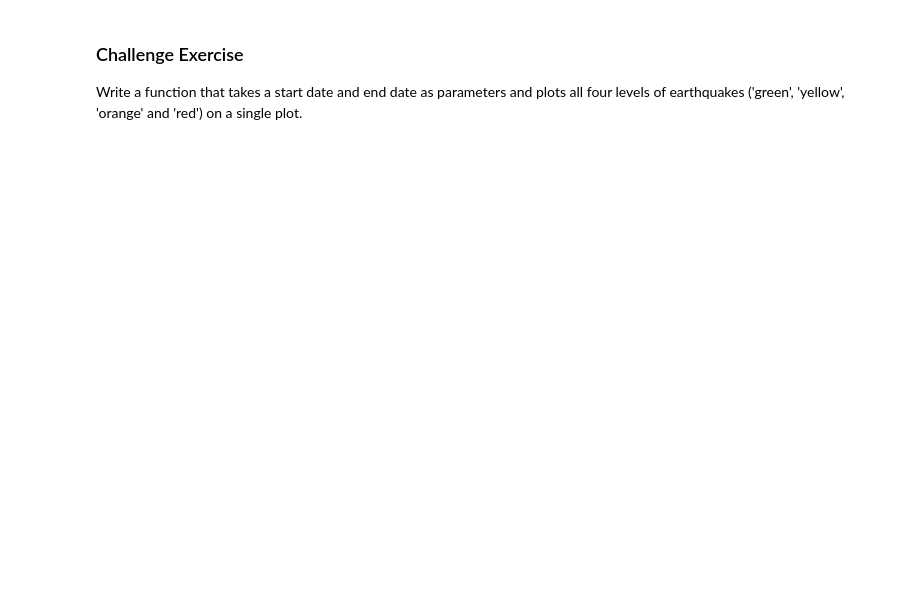
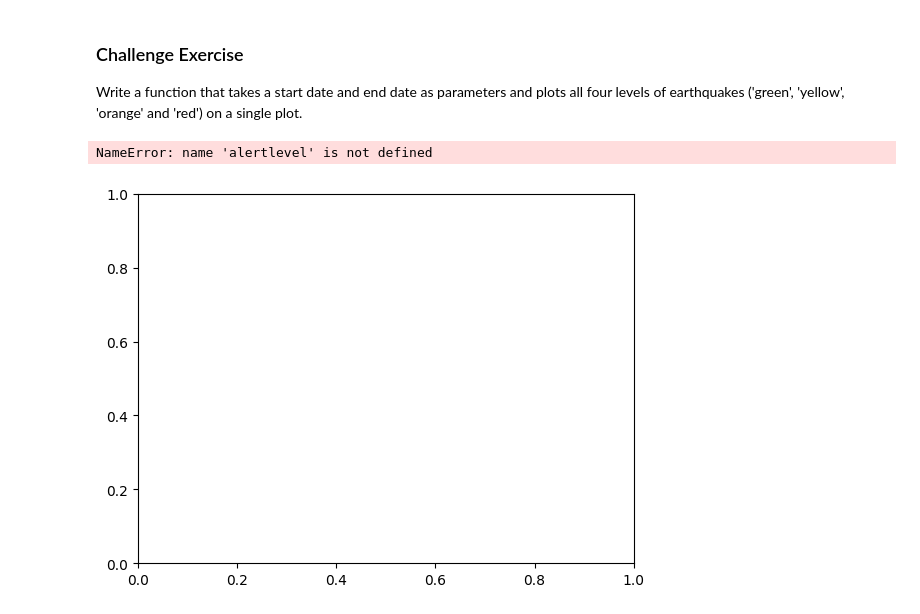
Before and after one commit to Parbjot/comp215, a Jupyter notebook: labs/lab01-introduction.ipynb, the cells around one changed output. Cells and saved outputs as stored; diff of their text form; code cells hidden in the pictures; blank space fills up the shorter version.

```diff
--- a/labs/lab01-introduction.ipynb
+++ b/labs/lab01-introduction.ipynb
@@ -154,0 +188,21 @@ Write a function that takes a start date and end date as parameters and plots al
+# %%
+# your Challenge Ex. code here
+def total_earthquakes(starttime, endtime):
+  fig, ax = plt.subplots()
+  for level in ['green', 'yellow', 'orange', 'red']:
+    apa_parameter = {'format' : 'geojson', 'starttime': starttime, 'endtime': endtime, 'alertlevel': alertlevel}
+    url = 'https://earthquake.usgs.gov/fdsnws/event/1/query?'
+    response = requests.get(url, apa_parameter)
+    data = json.loads(response.text)
+    locations = [feature['geometry']['coordinates'] for feature in data['features']]
+    longitudes = [location[0] for location in locations]
+    latitudes = [location[1] for location in locations]
+    ax.scatter(longitudes, latitudes, color=alertlevel)
+    ax.set_xlabel(r'Longitude ($^o$)')
+    ax.set_ylabel(r'Latitude ($^o$)')
+    ax.set_title('Earthquakes in {starttime} to {endtime}')
+  plt.show()
+total_earthquakes('2024-01-01', '2024-12-31')
+# %% [output]
+NameError: name 'alertlevel' is not defined
+[figure, added]
```
Also changed, not shown: parts of 8 cells of this notebook.
